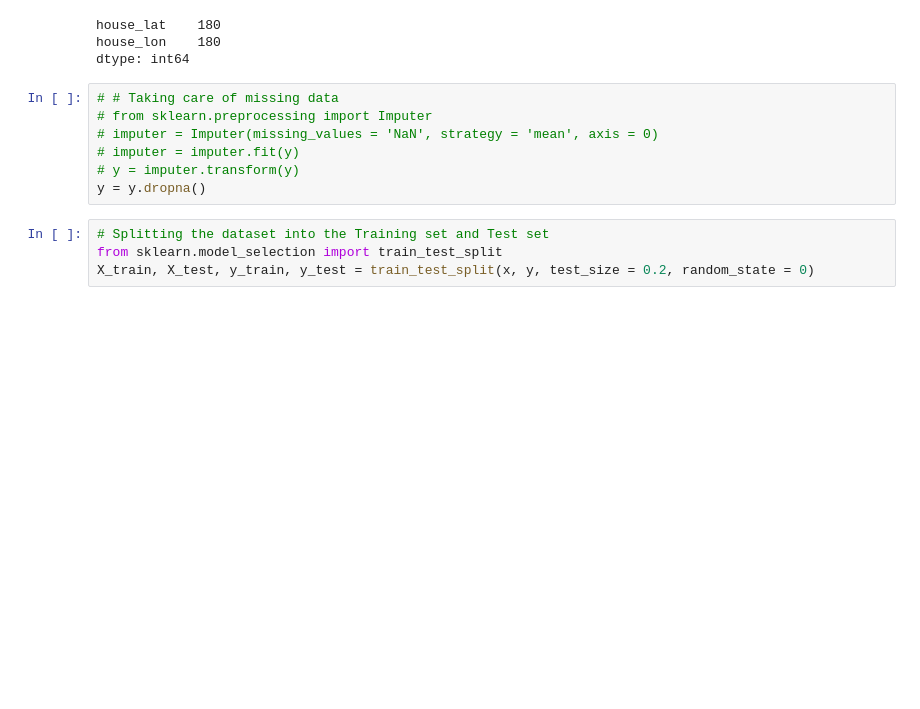
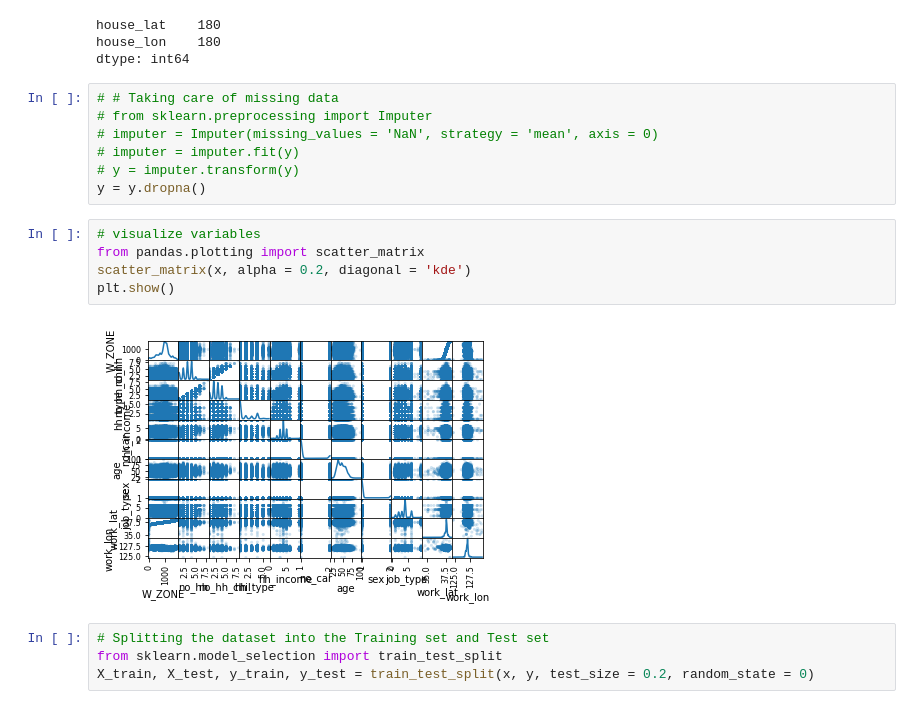
Before and after one commit to jasonyliang/Hanyang-Urban-Planning-Lab, a Jupyter notebook: Playground2.ipynb, the cells around one changed output. Cells and saved outputs as stored; diff of their text form; blank space fills up the shorter version.

```diff
--- a/Playground2.ipynb
+++ b/Playground2.ipynb
@@ -99,6 +99,13 @@ dtype: int64
 # imputer = imputer.fit(y)
 # y = imputer.transform(y)
 y = y.dropna()
+# %%
+# visualize variables
+from pandas.plotting import scatter_matrix
+scatter_matrix(x, alpha = 0.2, diagonal = 'kde')
+plt.show()
+# %% [output]
+[figure, added]
 # %%
 # Splitting the dataset into the Training set and Test set
 from sklearn.model_selection import train_test_split
```
